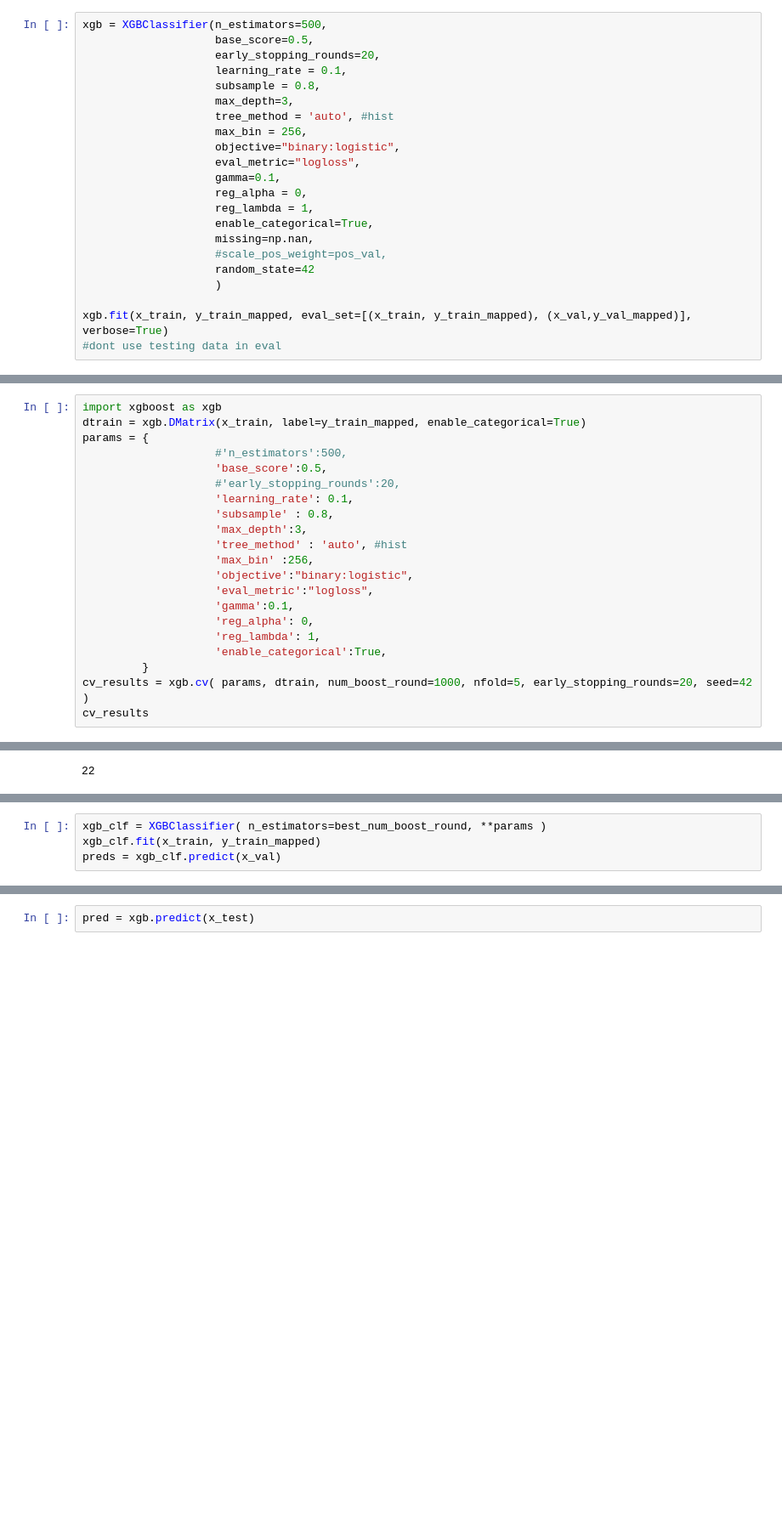
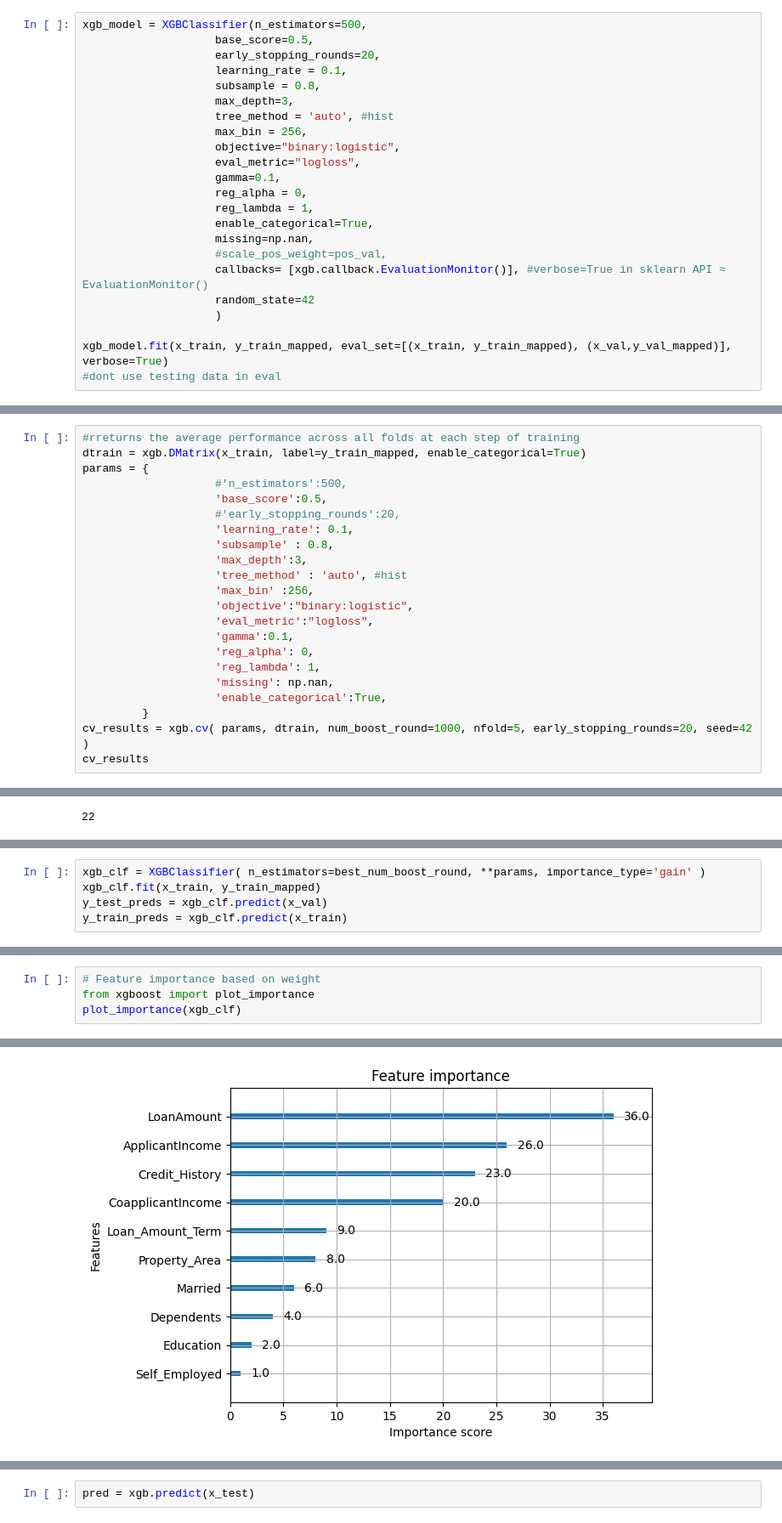
Before and after one commit to EdwinVivek/ML-hands-on-notebooks, a Jupyter notebook: Tree and Ensemble/boosting.ipynb, the cells around one changed output, grey strips where cells are left out. Shown at 85% size. Drawn from its saved outputs; the diff is of its cells as text; blank space fills up the shorter version.

```diff
--- a/Tree and Ensemble/boosting.ipynb
+++ b/Tree and Ensemble/boosting.ipynb
@@ -127,5 +134,5 @@ pos_val
 # %%
-xgb = XGBClassifier(n_estimators=500,
+xgb_model = XGBClassifier(n_estimators=500,
                     base_score=0.5,
                     early_stopping_rounds=20,
                     learning_rate = 0.1,
@@ -141,9 +148,10 @@ xgb = XGBClassifier(n_estimators=500,
                     enable_categorical=True,
                     missing=np.nan,
                     #scale_pos_weight=pos_val,
+                    callbacks= [xgb.callback.EvaluationMonitor()], #verbose=True in sklearn API ≈ EvaluationMonitor()
                     random_state=42
                     )
 
-xgb.fit(x_train, y_train_mapped, eval_set=[(x_train, y_train_mapped), (x_val,y_val_mapped)], verbose=True)
+xgb_model.fit(x_train, y_train_mapped, eval_set=[(x_train, y_train_mapped), (x_val,y_val_mapped)], verbose=True)
 #dont use testing data in eval
 # %% [output]
@@ -192,5 +203,5 @@ accuracy_score(y_val_mapped, xgb_pred)
 # %%
-import xgboost as xgb
+#rreturns the average performance across all folds at each step of training
 dtrain = xgb.DMatrix(x_train, label=y_train_mapped, enable_categorical=True)
 params = {
                     #'n_estimators':500,
@@ -206,6 +217,7 @@ params = {
                     'gamma':0.1,
                     'reg_alpha': 0,
                     'reg_lambda': 1,
+                    'missing': np.nan,
                     'enable_categorical':True,
          }
 cv_results = xgb.cv( params, dtrain, num_boost_round=1000, nfold=5, early_stopping_rounds=20, seed=42 )
@@ -246,5 +264,6 @@ best_num_boost_round
 # %%
-xgb_clf = XGBClassifier( n_estimators=best_num_boost_round, **params )
+xgb_clf = XGBClassifier( n_estimators=best_num_boost_round, **params, importance_type='gain' )
 xgb_clf.fit(x_train, y_train_mapped)
-preds = xgb_clf.predict(x_val)
+y_test_preds = xgb_clf.predict(x_val)
+y_train_preds = xgb_clf.predict(x_train)
 # %%
@@ -253,0 +304,5 @@ accuracy_score(y_val_mapped, preds)
+# %%
+# Feature importance based on weight
+from xgboost import plot_importance
+plot_importance(xgb_clf)
+# %% [output]
@@ -253,0 +310 @@ accuracy_score(y_val_mapped, preds)
+[figure, added]
```
Also changed, not shown: parts of 22 cells of this notebook, 4 other files.
